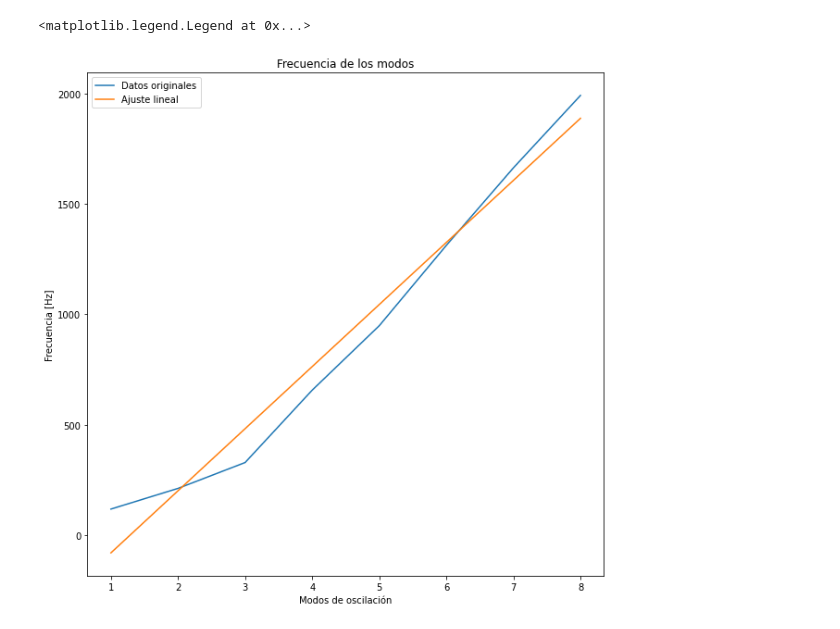
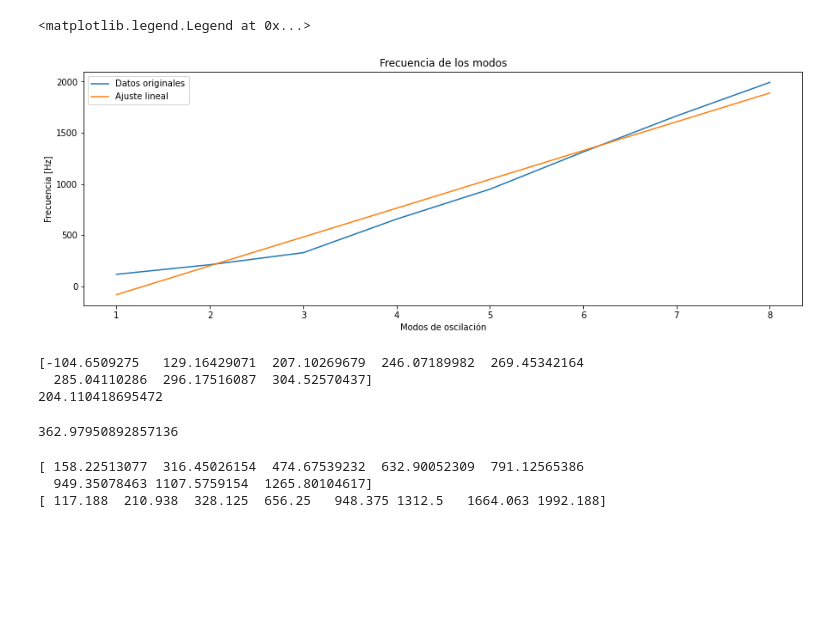
Before and after one commit to SimonSanfeliu/Lab-3, a Jupyter notebook: Lab_6_Métodos.ipynb, the cells around one changed output. Cells and saved outputs as stored; diff of their text form; code cells hidden in the pictures; blank space fills up the shorter version.

```diff
--- a/Lab_6_Métodos.ipynb
+++ b/Lab_6_Métodos.ipynb
@@ -5,7 +5,7 @@ import numpy as np
 import matplotlib.pyplot as plt
 # %%
 x = np.array([1,2,3,4,5,6,7,8])
-y = np.array([117.185,210.938,328.125,656.25,948.375,1312.5,1664.063,1992.188])
+y = np.array([117.188,210.938,328.125,656.25,948.375,1312.5,1664.063,1992.188])
 s_x = x.sum()
 s_y = y.sum()
 xy = x*y
@@ -61,13 +61,35 @@ Text(0.5, 1.0, 'Frecuencia de los modos')
 # %%
 reg = a*x + b
 # %%
-plt.figure(figsize= (10,10))
+plt.figure(figsize= (15,5))
 plt.plot(x,y,label= 'Datos originales')
 plt.plot(x,reg,label= 'Ajuste lineal')
 plt.xlabel('Modos de oscilación')
 plt.ylabel('Frecuencia [Hz]')
 plt.title('Frecuencia de los modos')
 plt.legend(loc = 'best')
 # %% [output]
 <matplotlib.legend.Legend at 0x...>
-[figure, old version]
+[figure, new version]
+# %%
+L = 0.645
+c1 = (2*L/x)*(a*x+b)
+print(c1)
+print(c1.mean())
+# %% [output]
+[-104.6509275   129.16429071  207.10269679  246.07189982  269.45342164
+  285.04110286  296.17516087  304.52570437]
+204.110418695472
+# %%
+c = 2*L*a
+print(c)
+# %% [output]
+362.97950892857136
+# %%
+f = c1.mean()*x/(2*L)
+print(f)
+print(y)
+# %% [output]
+[ 158.22513077  316.45026154  474.67539232  632.90052309  791.12565386
+  949.35078463 1107.5759154  1265.80104617]
+[ 117.188  210.938  328.125  656.25   948.375 1312.5   1664.063 1992.188]
```
Also changed, not shown: parts of 2 cells of this notebook.
